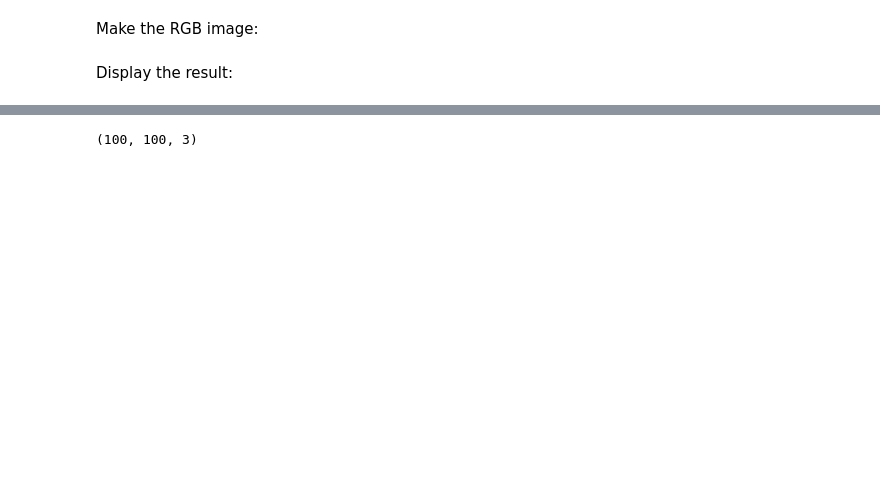
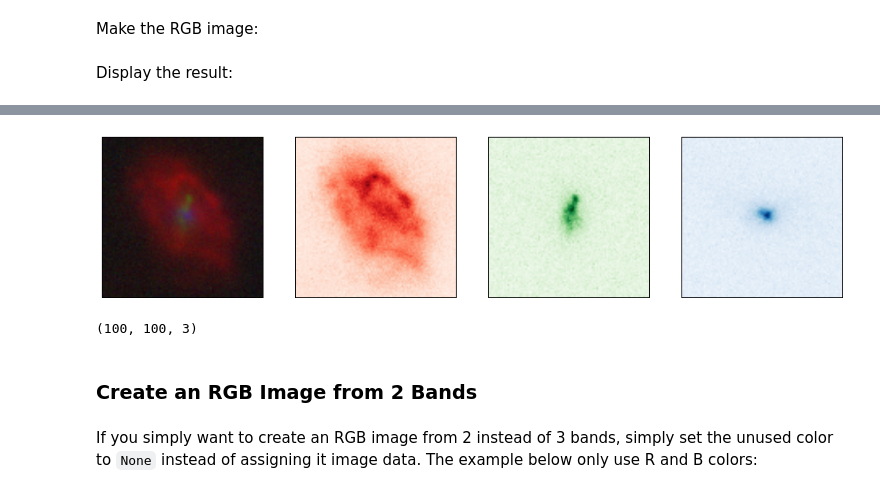
Before and after one commit to spacetelescope/mosviz, a Jupyter notebook: docs/mosviz/notebooks/make_rgb.ipynb, the cells around one changed output, grey strips where cells are left out. Drawn from its saved outputs; the diff is of its cells as text; code cells hidden in the pictures; blank space fills up the shorter version.

```diff
--- a/docs/mosviz/notebooks/make_rgb.ipynb
+++ b/docs/mosviz/notebooks/make_rgb.ipynb
@@ -15,3 +11,9 @@ image_b = np.random.random((100,100))
+# %%
+from astropy.io import fits
+
+image_r = fits.getdata('jwst_nircam_f200w_cutouts/MOS_1_010_133_jwst_nircam_f200w_cutout.fits')
+image_g = fits.getdata('hst_wfc3ir_f160w_cutouts/MOS_1_184_053_hst_wfc3ir_f160w_cutout.fits')
+image_b = fits.getdata('jwst_nircam_f115w_cutouts/MOS_1_359_097_jwst_nircam_f115w_cutout.fits')
 # %% [markdown]
 Make the RGB image:
 # %%
@@ -19,6 +21,8 @@ Make the RGB image:
 from mosviz.utils import lupton_rgb
 
 # Additional fileName keyword saves the image as well.
-image = lupton_rgb.makeRGB(image_r, image_g, image_b)
+minval = min(image_r.min(), image_g.min(), image_b.min())
+maxval = max(image_r.max(), image_g.max(), image_b.max())
+image = lupton_rgb.makeRGB(image_r, image_g, image_b, minimum=minval, dataRange=maxval)
 # %% [markdown]
 Display the result:
@@ -32,4 +29,36 @@ lupton_rgb.displayRGB(image)
+# %%
+import matplotlib.pyplot as plt
+
+%matplotlib inline
+
+fig = plt.figure(figsize=(16, 4))
+ax1 = fig.add_subplot(142)
+ax2 = fig.add_subplot(143)
+ax3 = fig.add_subplot(144)
+ax4 = fig.add_subplot(141)
+
+ax1.imshow(image_r, cmap='Reds')
+ax1.axes.get_xaxis().set_visible(False)
+ax1.axes.get_yaxis().set_visible(False)
+
+ax2.imshow(image_g, cmap='Greens')
+ax2.axes.get_xaxis().set_visible(False)
+ax2.axes.get_yaxis().set_visible(False)
+
+ax3.imshow(image_b, cmap='Blues')
+ax3.axes.get_xaxis().set_visible(False)
+ax3.axes.get_yaxis().set_visible(False)
+
+ax4.imshow(image)
+ax4.axes.get_xaxis().set_visible(False)
+ax4.axes.get_yaxis().set_visible(False)
+# %% [output]
+[figure, added]
 # %%
 print(image.shape)
 # %% [output]
 (100, 100, 3)
+# %% [markdown]
+### Create an RGB Image from 2 Bands
+# %% [markdown]
+If you simply want to create an RGB image from 2 instead of 3 bands, simply set the unused color to `None` instead of assigning it image data. The example below only use R and B colors:
```
Also changed, not shown: parts of 10 cells of this notebook, 2 other files.
